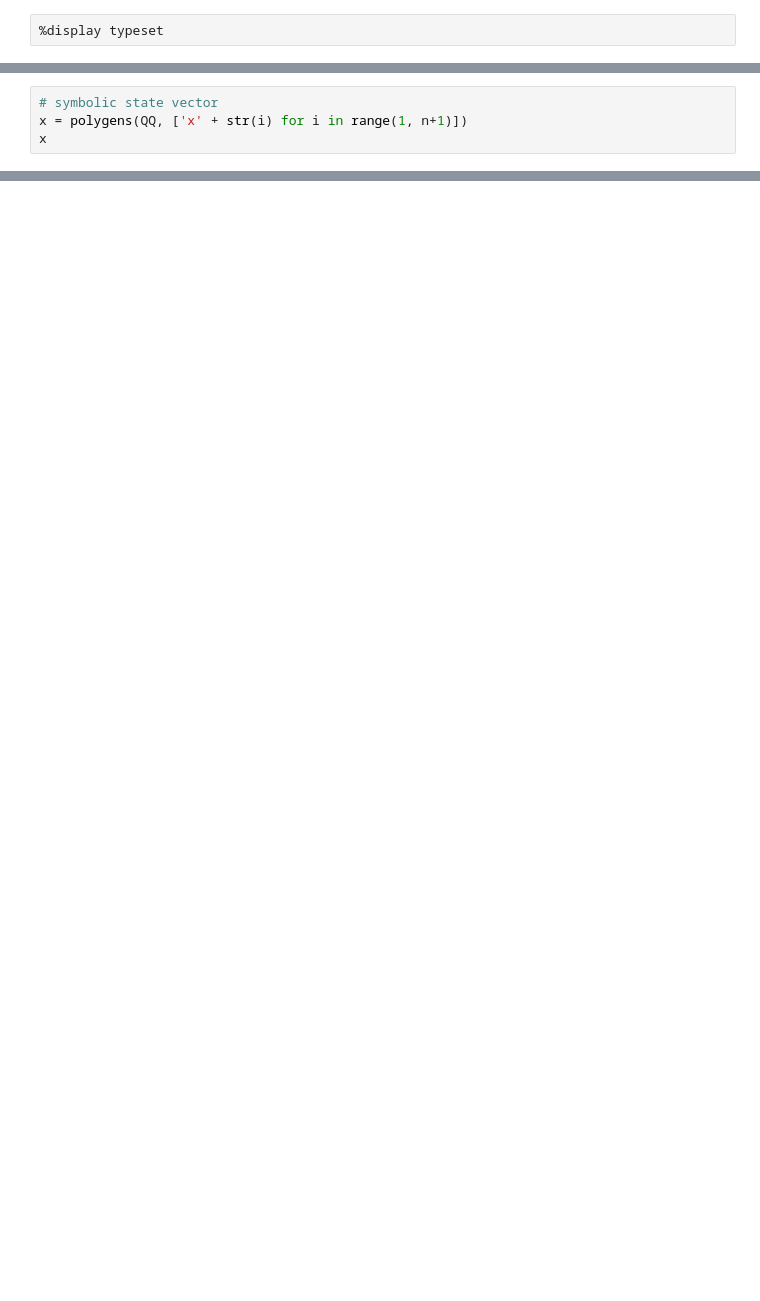
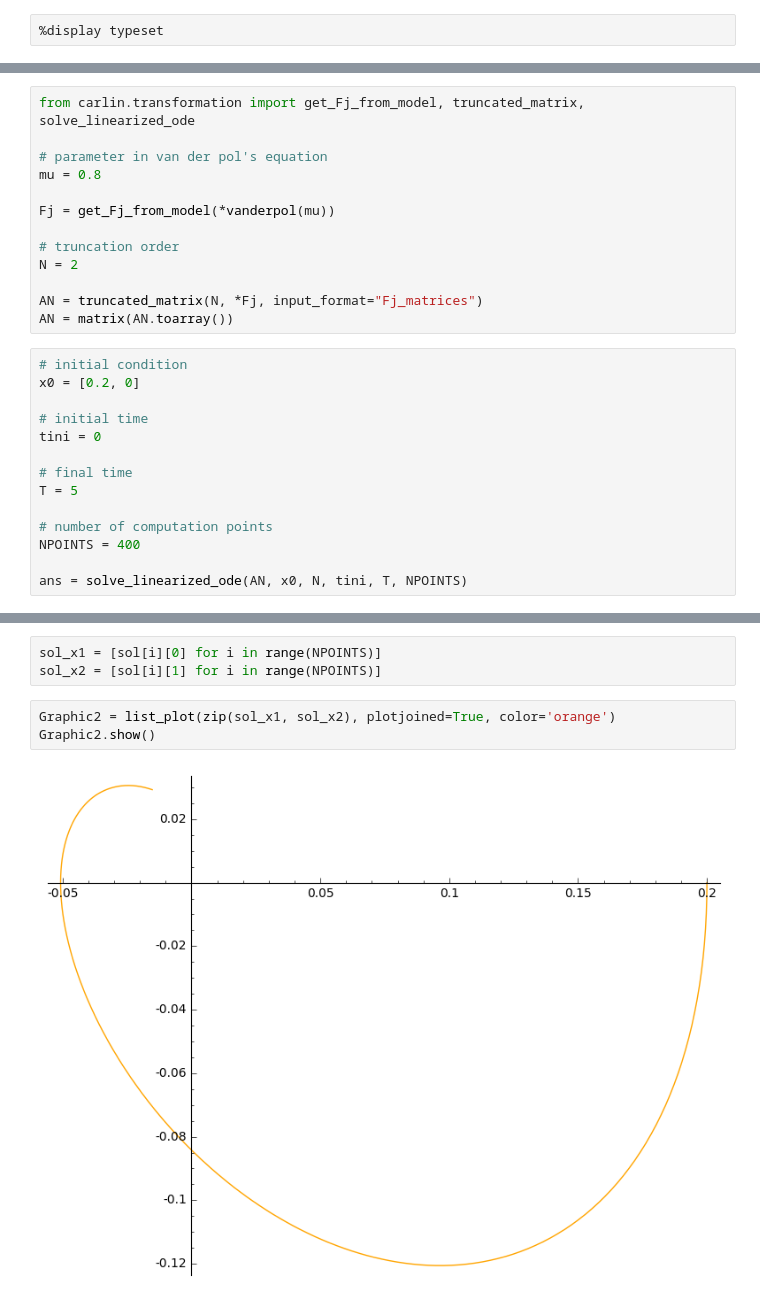
Before and after one commit to mforets/carlin, a Jupyter notebook: examples/vanderpol.ipynb, the cells around one changed output, grey strips where cells are left out. Drawn from its saved outputs; the diff is of its cells as text; blank space fills up the shorter version.

Commit message:
udpate vanderpol notebook

```diff
--- a/examples/vanderpol.ipynb
+++ b/examples/vanderpol.ipynb
@@ -172,4 +2,0 @@ Now, we compute the numerical solution of the ODE, and compare to the solution o
-# %%
-# symbolic state vector
-x = polygens(QQ, ['x' + str(i) for i in range(1, n+1)])
-x
@@ -297,0 +41,27 @@ ssplot.save("ssplot.png", gridlines=True)
+# %%
+from carlin.transformation import get_Fj_from_model, truncated_matrix, solve_linearized_ode
+
+# parameter in van der pol's equation
+mu = 0.8
+
+Fj = get_Fj_from_model(*vanderpol(mu))
+
+# truncation order
+N = 2
+
+AN = truncated_matrix(N, *Fj, input_format="Fj_matrices")
+AN = matrix(AN.toarray())
+# %%
+# initial condition
+x0 = [0.2, 0]
+
+# initial time
+tini = 0
+
+# final time
+T = 5
+
+# number of computation points
+NPOINTS = 400
+
+ans = solve_linearized_ode(AN, x0, N, tini, T, NPOINTS)
@@ -297,0 +98,8 @@ ssplot.save("ssplot.png", gridlines=True)
+# %%
+sol_x1 = [sol[i][0] for i in range(NPOINTS)]
+sol_x2 = [sol[i][1] for i in range(NPOINTS)]
+# %%
+Graphic2 = list_plot(zip(sol_x1, sol_x2), plotjoined=True, color='orange')
+Graphic2.show()
+# %% [output]
+[figure, added]
```
Also changed, not shown: parts of 81 cells of this notebook.
